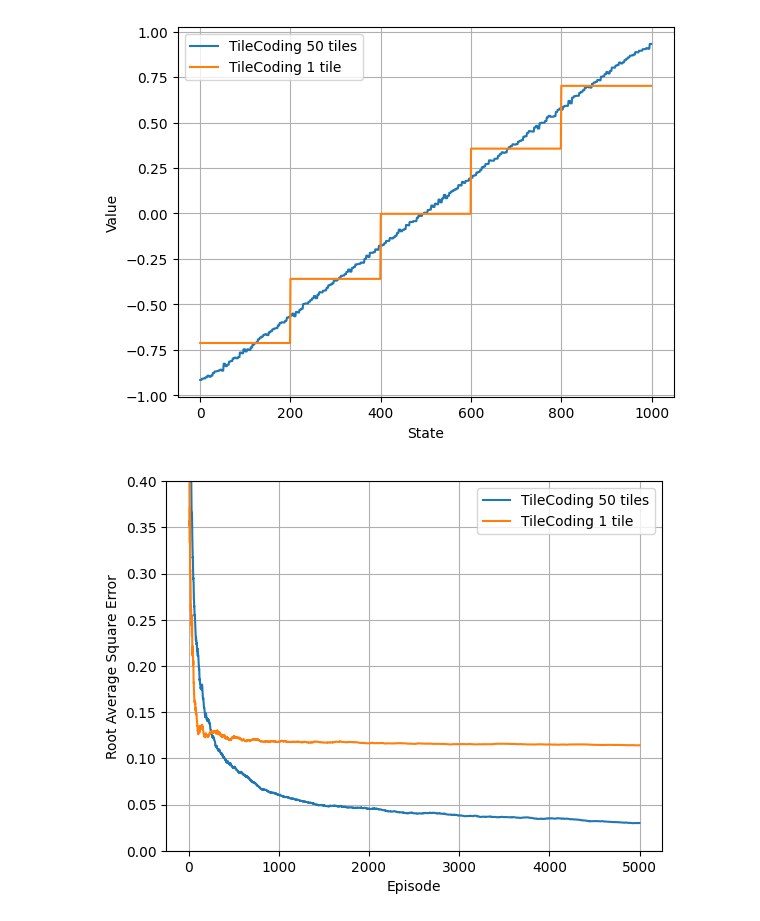
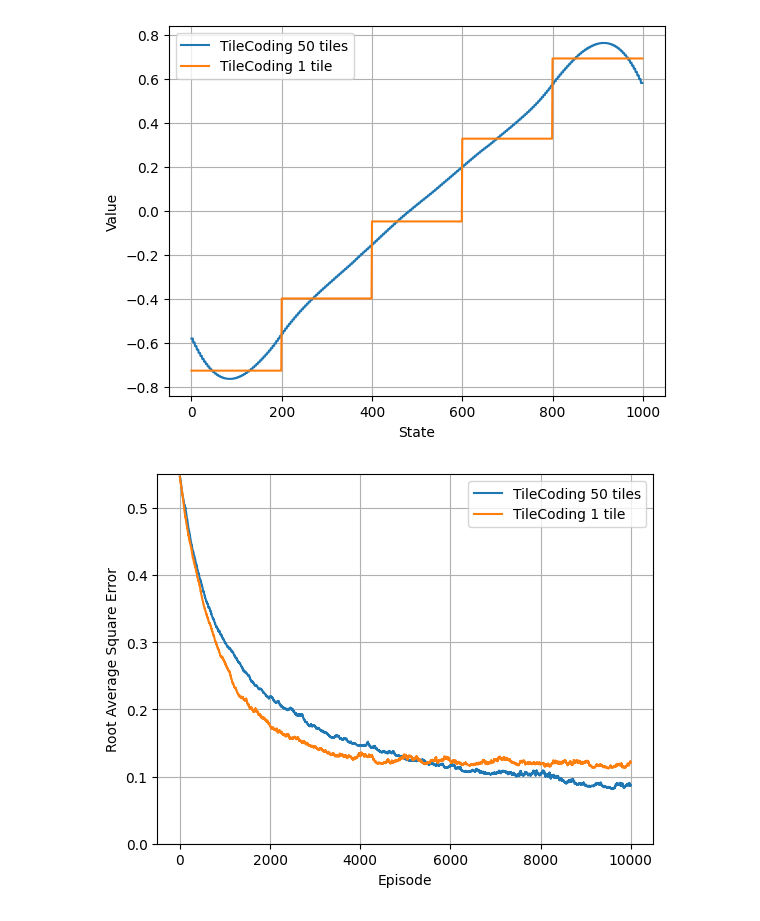
Before and after one commit to Greathoney/fundamental_RL_code, a Jupyter notebook: ch9/9-5-4.ipynb, the cells around one changed output. Drawn from its saved outputs; the diff is of its cells as text; code cells hidden in the pictures.

```diff
--- a/ch9/9-5-4.ipynb
+++ b/ch9/9-5-4.ipynb
@@ -130,7 +136,7 @@ class TileCoding:
 # %%
 t_s = []
 
-for i in range(10):
-    t = [TileCoding(*j, do=True) for j in [(200, 50, 6, 4, 1), (200, 1, 6, 4, 1)]]
+for i in range(3):
+    t = [TileCoding(*j, do=True) for j in [(200, 50, 6, 4, 0.0001/50), (200, 1, 6, 4, 0.0001)]]
     t_s.append(t)
 # %%
@@ -140,8 +146,8 @@ t2_V = [t[1].V for t in t_s]
 t1_ras = [t[0].ras for t in t_s]
 t2_ras = [t[1].ras for t in t_s]
 # %%
-plt.plot(np.repeat(np.mean(t1_V, axis=0)[1:-49], 4, axis=0), label='TileCoding 50 tiles')
-plt.plot(np.repeat(np.mean(t2_V, axis=0)[1:], 200, axis=0), label='TileCoding 1 tile')
+plt.plot(np.mean(t1_V, axis=0), label='TileCoding 50 tiles')
+plt.plot(np.mean(t2_V, axis=0), label='TileCoding 1 tile')
 
 plt.legend()
 plt.grid()
@@ -149,16 +155,16 @@ plt.xlabel('State')
 plt.ylabel('Value')
 plt.show()
 # %% [output]
-[figure, old version]
+[figure, new version]
 # %%
 plt.plot(np.mean(t1_ras, axis=0), label='TileCoding 50 tiles')
 plt.plot(np.mean(t2_ras, axis=0), label='TileCoding 1 tile')
 
 plt.legend()
 plt.grid()
-plt.ylim(0, 0.4)
+plt.ylim(0, 0.55)
 plt.xlabel('Episode')
 plt.ylabel('Root Average Square Error')
 plt.show()
 # %% [output]
-[figure, old version]
+[figure, new version]
```
Also changed, not shown: parts of 2 cells of this notebook.
